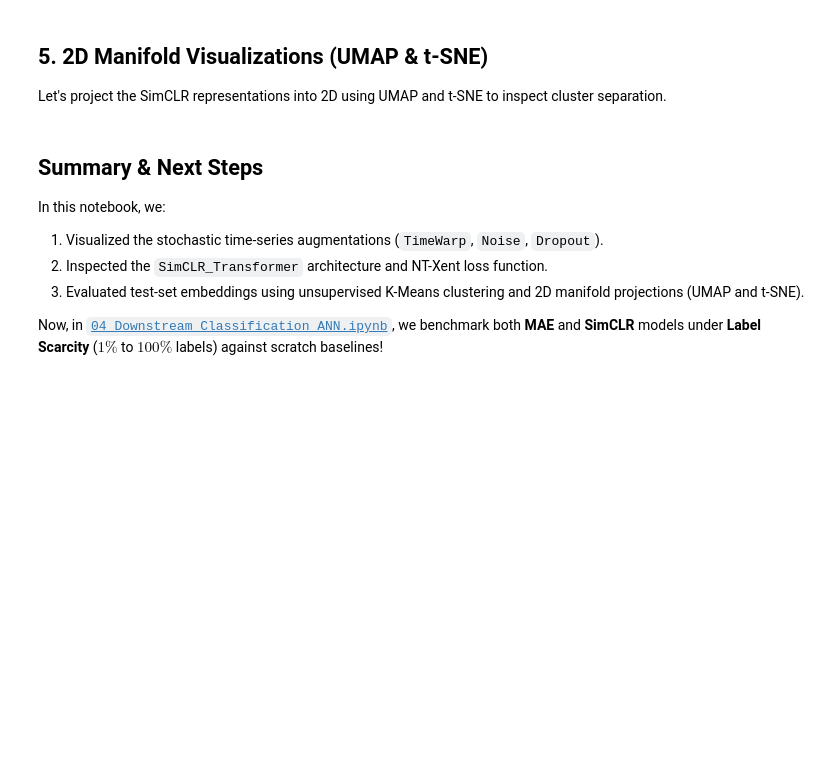
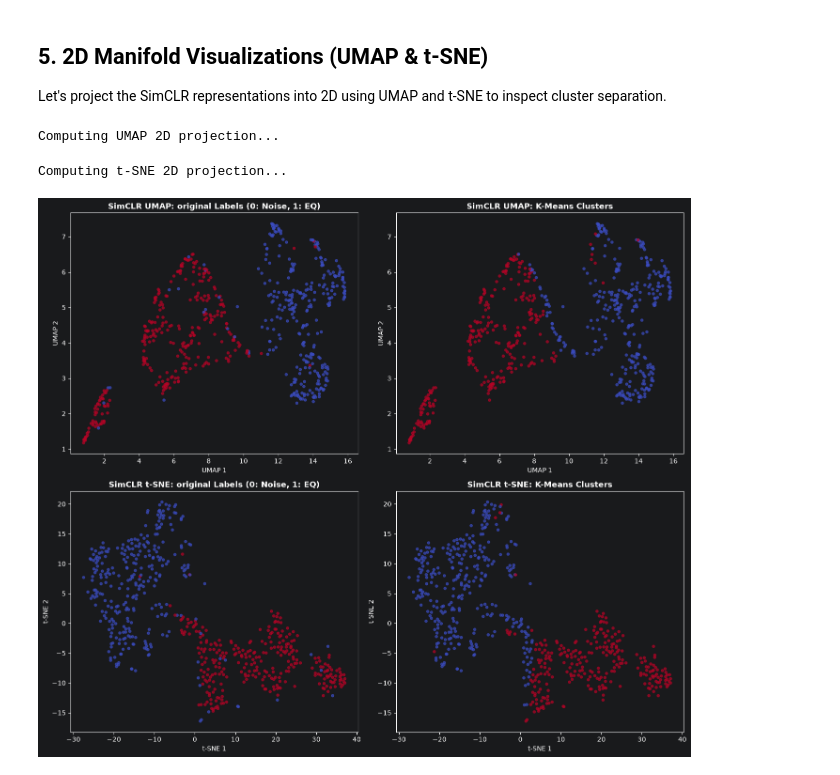
Before and after one commit to Samepsilon/SSL-SeismicData, a Jupyter notebook: notebook/03_Pretraining_SimCLR_and_Clustering.ipynb, the cells around one changed output. Saved outputs shown, nothing was run; the diff lists cells and outputs as text; code cells hidden in the pictures; blank space fills up the shorter version.

```diff
--- a/notebook/03_Pretraining_SimCLR_and_Clustering.ipynb
+++ b/notebook/03_Pretraining_SimCLR_and_Clustering.ipynb
@@ -194,43 +200,38 @@ reducer = umap.UMAP(n_components=2, random_state=42, n_neighbors=30, min_dist=0.
 umap_coords = reducer.fit_transform(h_norm)
 
 print("Computing t-SNE 2D projection...")
 tsne = TSNE(n_components=2, random_state=42, perplexity=40, max_iter=1000)
 tsne_coords = tsne.fit_transform(h_norm)
 
 fig, axes = plt.subplots(2, 2, figsize=(14, 12))
 
 # UMAP colored by Ground Truth
 axes[0, 0].scatter(umap_coords[:, 0], umap_coords[:, 1], c=test_y, cmap='coolwarm', alpha=0.7, s=15)
-axes[0, 0].set_title("SimCLR UMAP: Ground Truth Labels (0: Noise, 1: EQ)", fontweight='bold')
+axes[0, 0].set_title("SimCLR UMAP: original Labels (0: Noise, 1: EQ)", fontweight='bold')
 axes[0, 0].set_xlabel("UMAP 1")
 axes[0, 0].set_ylabel("UMAP 2")
 
 # UMAP colored by K-Means Clusters
-axes[0, 1].scatter(umap_coords[:, 0], umap_coords[:, 1], c=cluster_labels_remapped, cmap='viridis', alpha=0.7, s=15)
+axes[0, 1].scatter(umap_coords[:, 0], umap_coords[:, 1], c=cluster_labels_remapped, cmap='coolwarm', alpha=0.7, s=15)
 axes[0, 1].set_title("SimCLR UMAP: K-Means Clusters", fontweight='bold')
 axes[0, 1].set_xlabel("UMAP 1")
 axes[0, 1].set_ylabel("UMAP 2")
 
 # t-SNE colored by Ground Truth
 axes[1, 0].scatter(tsne_coords[:, 0], tsne_coords[:, 1], c=test_y, cmap='coolwarm', alpha=0.7, s=15)
-axes[1, 0].set_title("SimCLR t-SNE: Ground Truth Labels (0: Noise, 1: EQ)", fontweight='bold')
+axes[1, 0].set_title("SimCLR t-SNE: original Labels (0: Noise, 1: EQ)", fontweight='bold')
 axes[1, 0].set_xlabel("t-SNE 1")
 axes[1, 0].set_ylabel("t-SNE 2")
 
 # t-SNE colored by K-Means Clusters
-axes[1, 1].scatter(tsne_coords[:, 0], tsne_coords[:, 1], c=cluster_labels_remapped, cmap='viridis', alpha=0.7, s=15)
+axes[1, 1].scatter(tsne_coords[:, 0], tsne_coords[:, 1], c=cluster_labels_remapped, cmap='coolwarm', alpha=0.7, s=15)
 axes[1, 1].set_title("SimCLR t-SNE: K-Means Clusters", fontweight='bold')
 axes[1, 1].set_xlabel("t-SNE 1")
 axes[1, 1].set_ylabel("t-SNE 2")
 
 plt.tight_layout()
 plt.show()
+# %% [output]
+Computing UMAP 2D projection...
+Computing t-SNE 2D projection...
+[figure, added]
-# %% [markdown]
-## Summary & Next Steps
-
-In this notebook, we:
-1. Visualized the stochastic time-series augmentations (`TimeWarp`, `Noise`, `Dropout`).
-2. Inspected the `SimCLR_Transformer` architecture and NT-Xent loss function.
-3. Evaluated test-set embeddings using unsupervised K-Means clustering and 2D manifold projections (UMAP and t-SNE).
-
-Now, in [`04_Downstream_Classification_ANN.ipynb`](04_Downstream_Classification_ANN.ipynb), we benchmark both **MAE** and **SimCLR** models under **Label Scarcity** ($1\%$ to $100\%$ labels) against scratch baselines!
```
Also changed, not shown: parts of 8 cells of this notebook, 10 other files.
